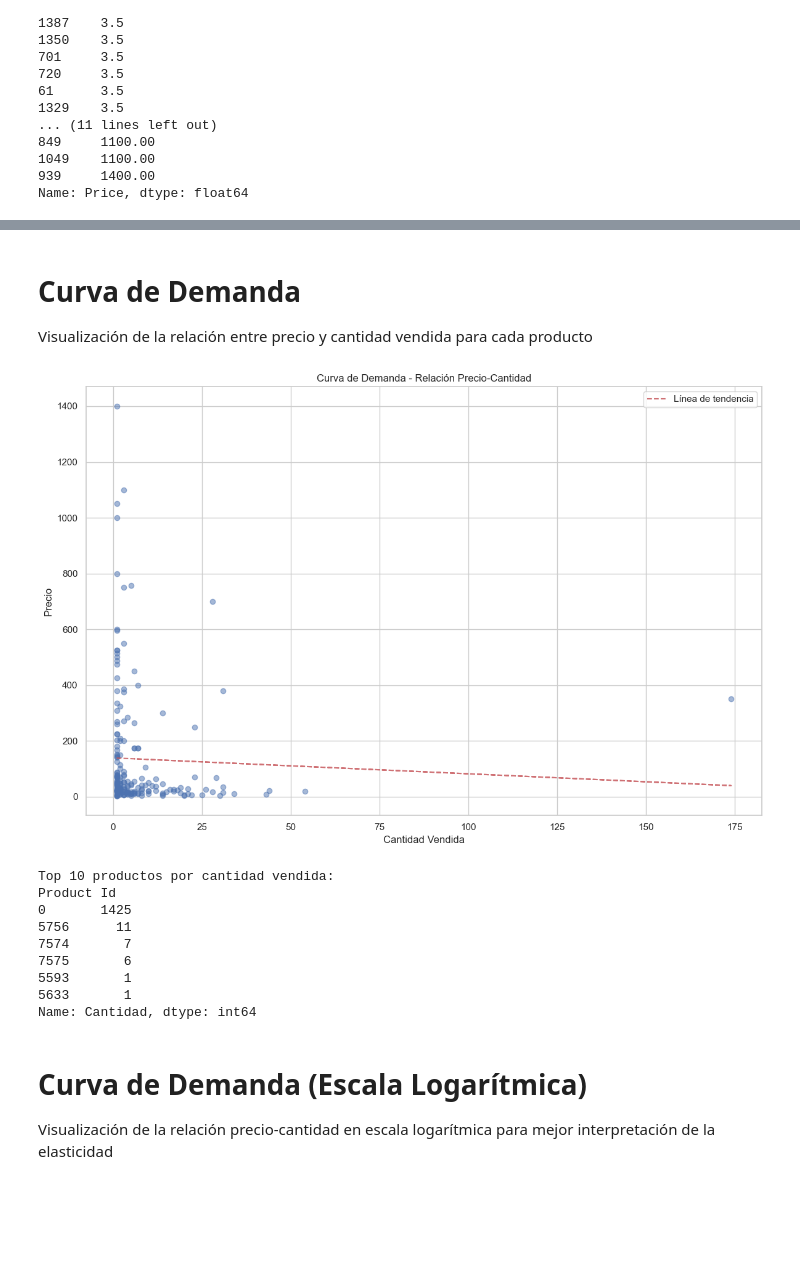
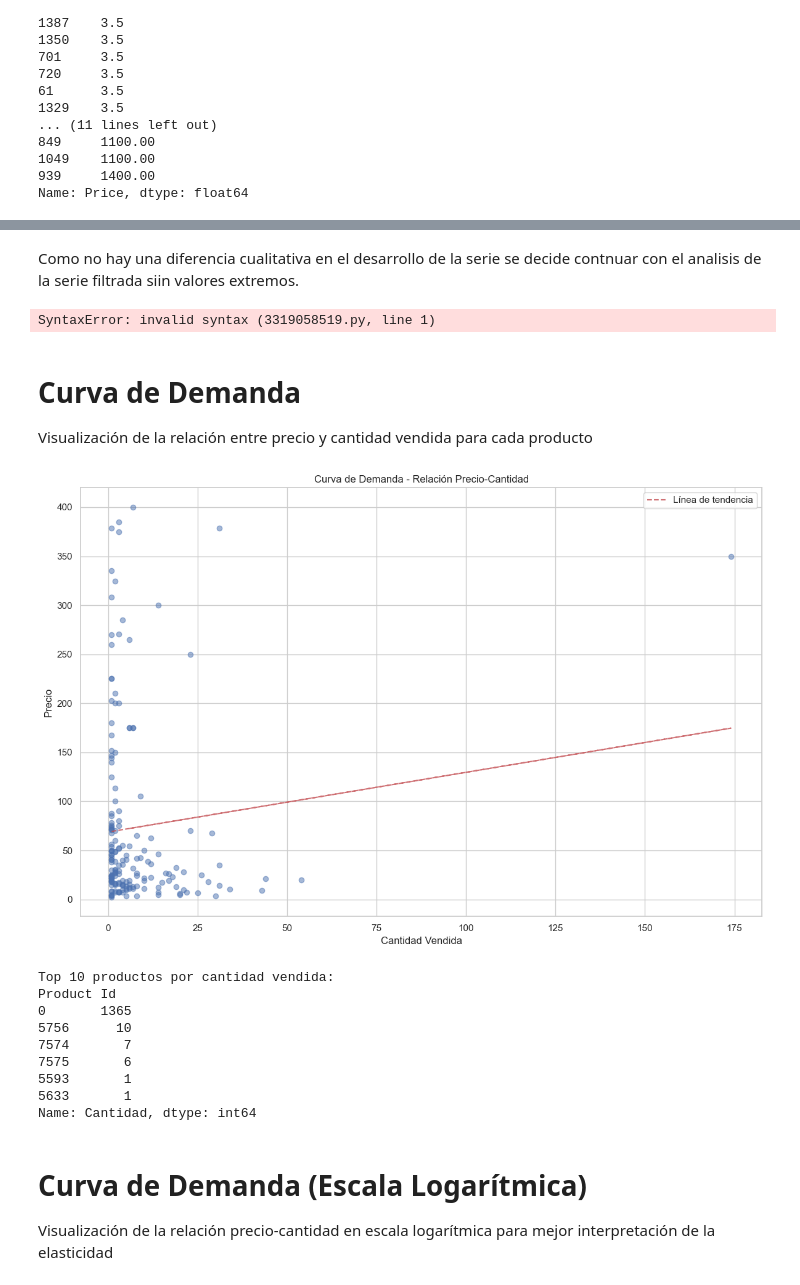
Before and after one commit to armand-analytics/Forecasting, a Jupyter notebook: notebooks/01_EDA.ipynb, the cells around one changed output, grey strips where cells are left out. Drawn from its saved outputs; the diff is of its cells as text; code cells hidden in the pictures; blank space fills up the shorter version.

Commit message:
se crea dataset limpio y filtrado

```diff
--- a/notebooks/01_EDA.ipynb
+++ b/notebooks/01_EDA.ipynb
@@ -229,0 +315,29 @@ plt.show()
+# %%
+
+df_filtrado['Aniomes']=df_filtrado['year'].astype(str) + '-' + df_filtrado['month'].astype(str)
+# Agrupar y contar ventas por mes
+ventas_mensuales = df_filtrado.groupby('Aniomes')['Product Id'].count().reset_index()
+ventas_mensuales = ventas_mensuales.sort_values('Aniomes')  # Ordenar por fecha
+# Asegurar que 'Aniomes' sea tipo datetime
+ventas_mensuales['Aniomes'] = pd.to_datetime(ventas_mensuales['Aniomes'])
+
+# Ordenar correctamente por fecha
+ventas_mensuales = ventas_mensuales.sort_values('Aniomes')
+# Crear gráfico de serie temporal
+plt.figure(figsize=(15, 6))
+plt.plot(ventas_mensuales['Aniomes'], ventas_mensuales['Product Id'], 'b-o', linewidth=2)
+plt.title('Número de Productos Vendidos por Mes')
+plt.xlabel('Año-Mes')
+plt.ylabel('Número de Ventas')
+plt.grid(False)
+plt.xticks(rotation=45)
+plt.tight_layout()
+plt.show()
+
+# Mostrar estadísticas mensuales
+print("\nEstadísticas de ventas mensuales:")
+print("\nMes con más ventas:")
+print(ventas_mensuales.sort_values('Product Id', ascending=False).head(1))
+print("\nMes con menos ventas:")
+print(ventas_mensuales.sort_values('Product Id', ascending=True).head(1))
+print("\nPromedio mensual de ventas:", ventas_mensuales['Product Id'].mean().round(2))
@@ -229,0 +362,2 @@ plt.show()
+# %% [markdown]
+Como no hay una diferencia cualitativa en el desarrollo de la serie se decide contnuar con el analisis de la serie filtrada siin valores extremos.
@@ -230,37 +366,41 @@ plt.show()
+# %%
+stop!
+# %% [output]
+SyntaxError: invalid syntax (3319058519.py, line 1)
 # %% [markdown]
 # Curva de Demanda
 Visualización de la relación entre precio y cantidad vendida para cada producto
 # %%
 # Calcular la cantidad vendida por producto y precio
-demanda = df.groupby(['Product Id', 'Price']).size().reset_index(name='Cantidad')
+demanda = df_filtrado.groupby(['Product Id', 'Price']).size().reset_index(name='Cantidad')
 
 # Crear scatter plot
 plt.figure(figsize=(12, 8))
 plt.scatter(demanda['Cantidad'], demanda['Price'], alpha=0.5)
 plt.title('Curva de Demanda - Relación Precio-Cantidad')
 plt.xlabel('Cantidad Vendida')
 plt.ylabel('Precio')
 plt.grid(True)
 
 # Añadir línea de tendencia
 z = np.polyfit(demanda['Cantidad'], demanda['Price'], 1)
 p = np.poly1d(z)
 plt.plot(demanda['Cantidad'], p(demanda['Cantidad']), "r--", alpha=0.8, label='Línea de tendencia')
 
 plt.legend()
 plt.tight_layout()
 plt.show()
 
 # Mostrar estadísticas de los productos más vendidos
 print("\nTop 10 productos por cantidad vendida:")
 top_productos = demanda.groupby('Product Id')['Cantidad'].sum().sort_values(ascending=False).head(10)
 print(top_productos)
 # %% [output]
-[figure, old version]
+[figure, new version]
 Top 10 productos por cantidad vendida:
 Product Id
-0       1425
-5756      11
+0       1365
+5756      10
 7574       7
 7575       6
 5593       1
```
Also changed, not shown: parts of 8 cells of this notebook, 2 other files.
